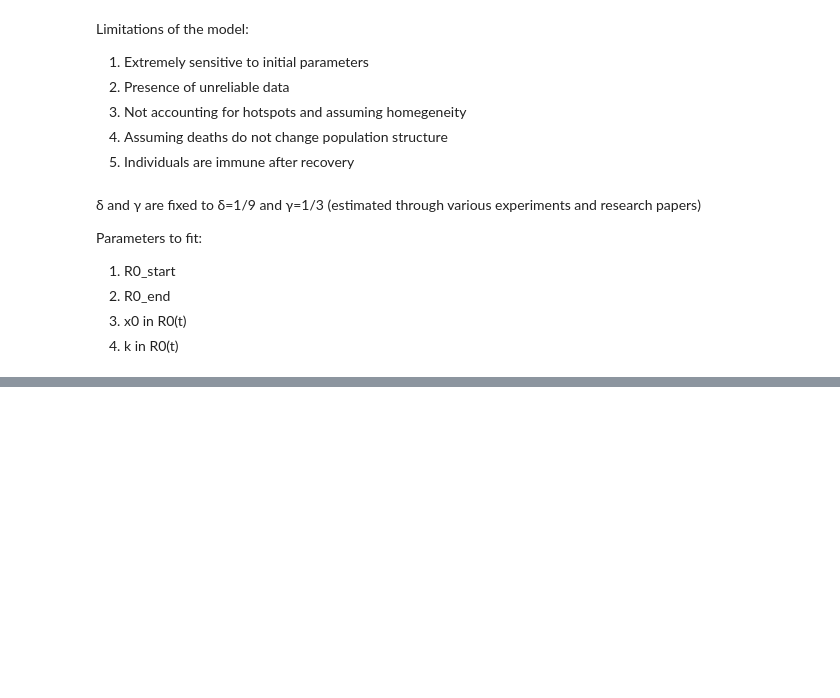
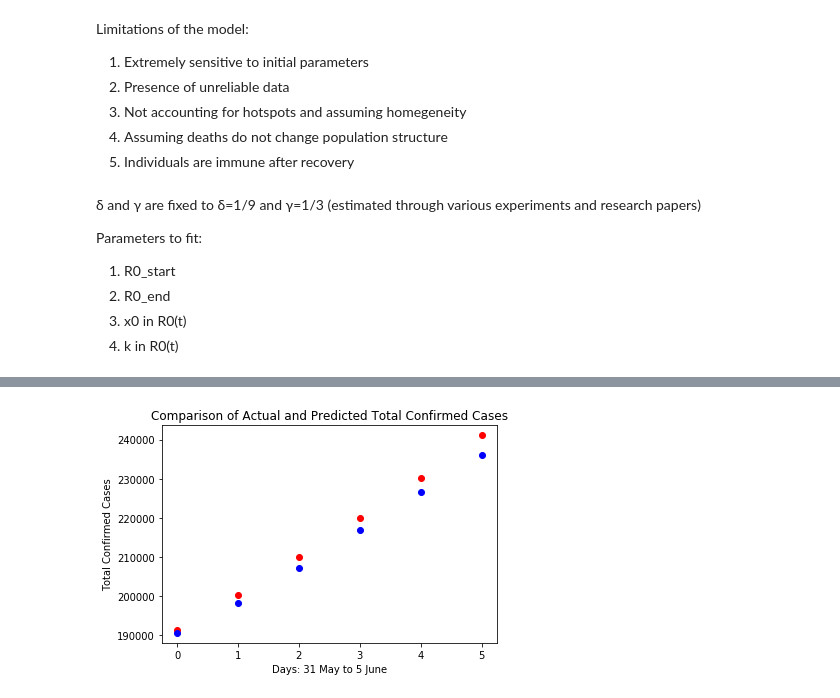
Before and after one commit to kartik99kumar/COVID-19-Modelling-using-SIR, a Jupyter notebook: COVID 19 Modelling/SIR Model.ipynb, the cells around one changed output, grey strips where cells are left out. Drawn from its saved outputs; the diff is of its cells as text; code cells hidden in the pictures; blank space fills up the shorter version.

```diff
--- a/COVID 19 Modelling/SIR Model.ipynb
+++ b/COVID 19 Modelling/SIR Model.ipynb
@@ -188,2 +127,2 @@ result.best_values
 # %%
-pred=Model(150,**result.best_values)
+pred=Model(130,**result.best_values)
@@ -194,0 +129,3 @@ plotseird(t1,s1,e1,i1,r1,d1,y_data)
+# %%
+pred_total=(pred[2][122:128]+pred[3][122:128]+pred[4][122:128])
+print(pred_total)
@@ -194,0 +135,3 @@ plotseird(t1,s1,e1,i1,r1,d1,y_data)
+# %%
+act_total=np.array([190648,198371,207186,216875,226722,236184])
+print(act_total)
@@ -194,0 +164,9 @@ plotseird(t1,s1,e1,i1,r1,d1,y_data)
+# %%
+plt.plot(pred_total,'ro')
+plt.plot(act_total,'bo')
+plt.ylabel('Total Confirmed Cases')
+plt.xlabel("Days: 31 May to 5 June")
+plt.title("Comparison of Actual and Predicted Total Confirmed Cases")
+plt.show()
+# %% [output]
+[figure, added]
```
Also changed, not shown: parts of 15 cells of this notebook.
